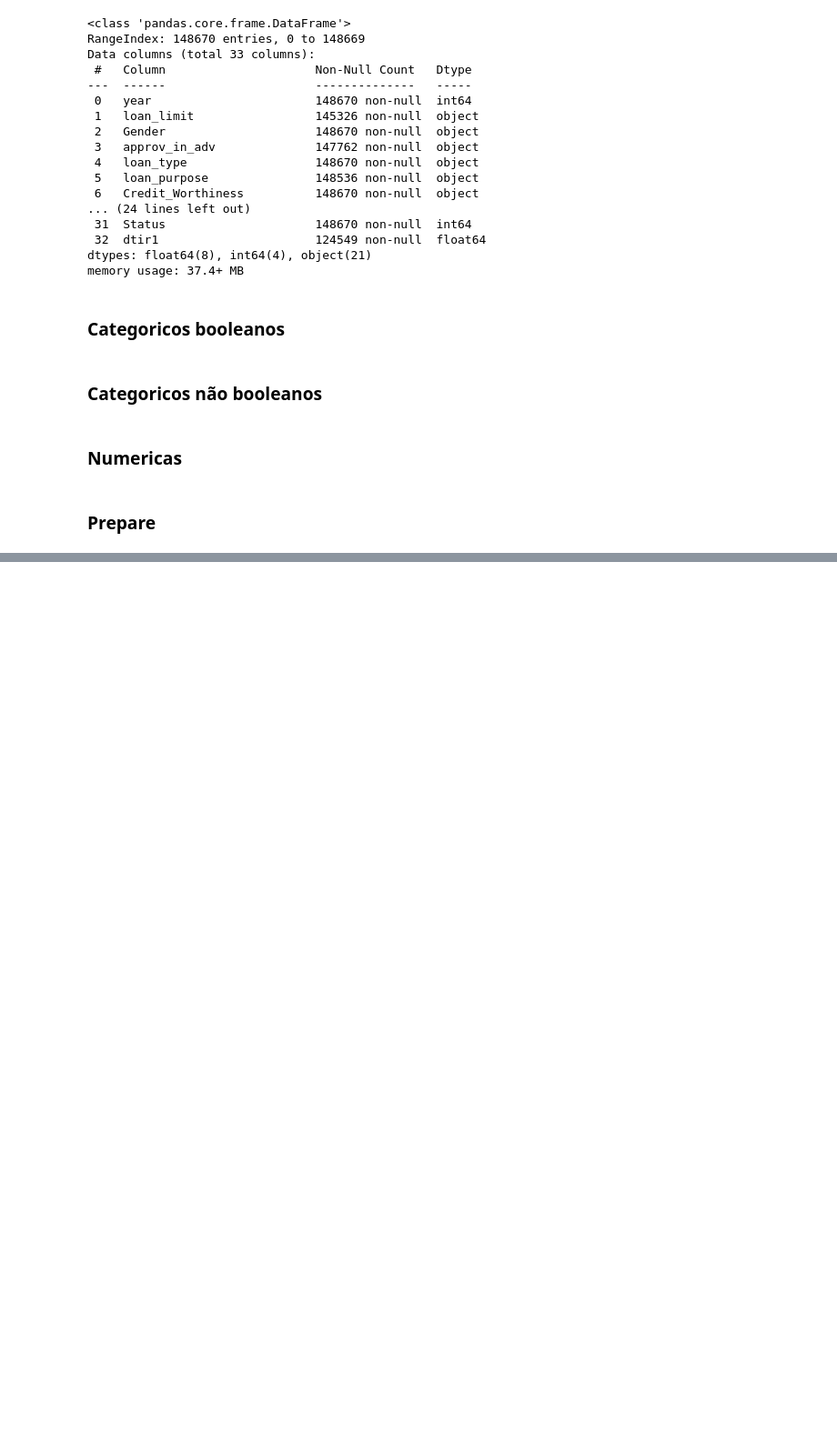
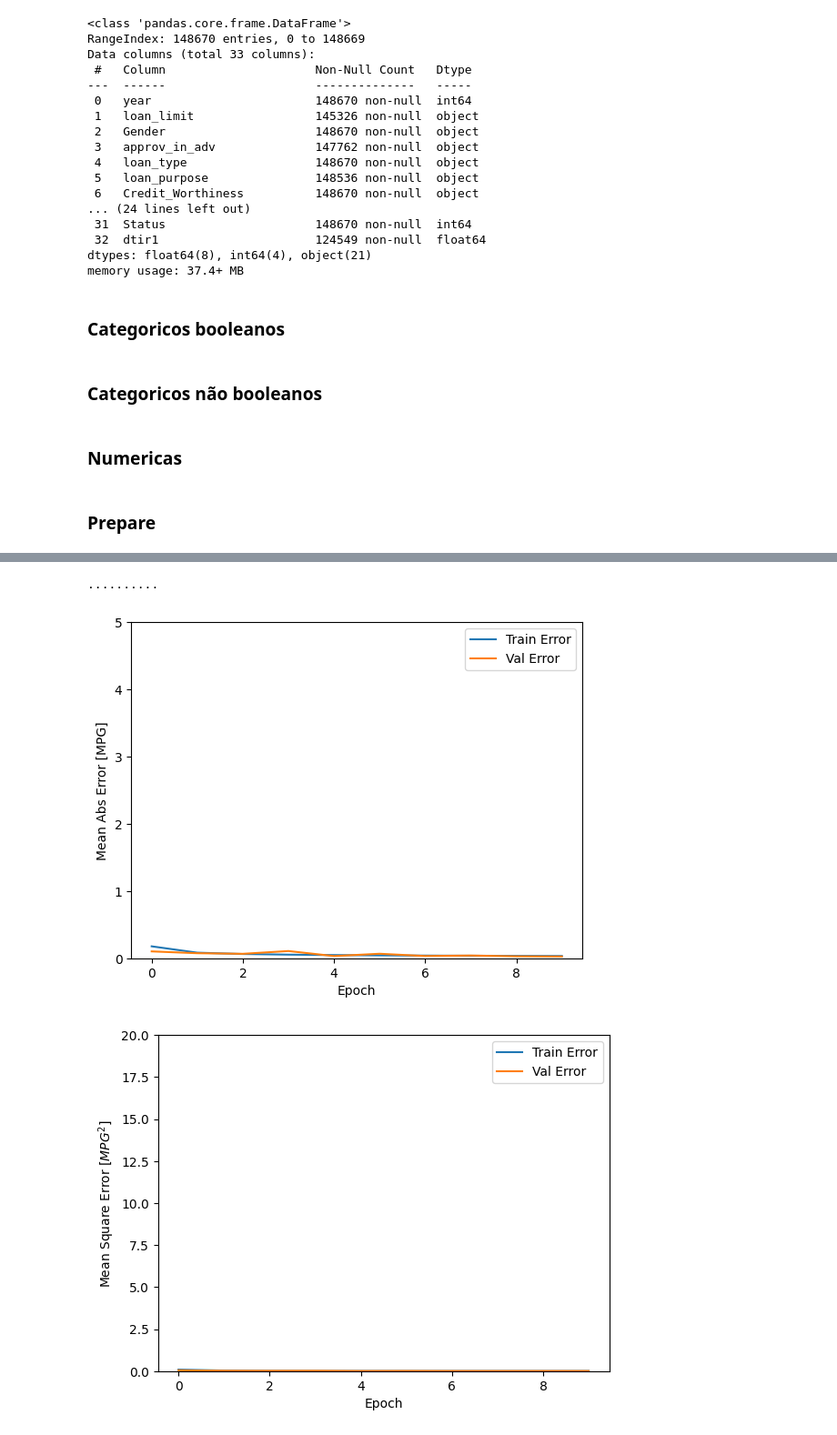
Before and after one commit to MBA-IA-GROUP-A/Plataformas-cognitivas, a Jupyter notebook: explore_data/explore_vini.ipynb, the cells around one changed output, grey strips where cells are left out. Shown: that part at 91% size. Drawn from its saved outputs; the diff is of its cells as text; code cells hidden in the pictures; blank space fills up the shorter version.

```diff
--- a/explore_data/explore_vini.ipynb
+++ b/explore_data/explore_vini.ipynb
@@ -287,0 +376,14 @@ array([[-0.09950078],
+# %%
+model = build_model()
+
+# O parâmetro patience é o quantidade de epochs para checar as melhoras
+early_stop = keras.callbacks.EarlyStopping(monitor='val_loss', patience=10)
+
+history = model.fit(normed_train_data, train_labels, epochs=EPOCHS,
+                    validation_split = 0.2, verbose=0, callbacks=[early_stop, PrintDot()])
+
+plot_history(history)
+# %% [output]
+..........
+[figure, added]
+[figure, added]
```
Also changed, not shown: parts of 12 cells of this notebook.
